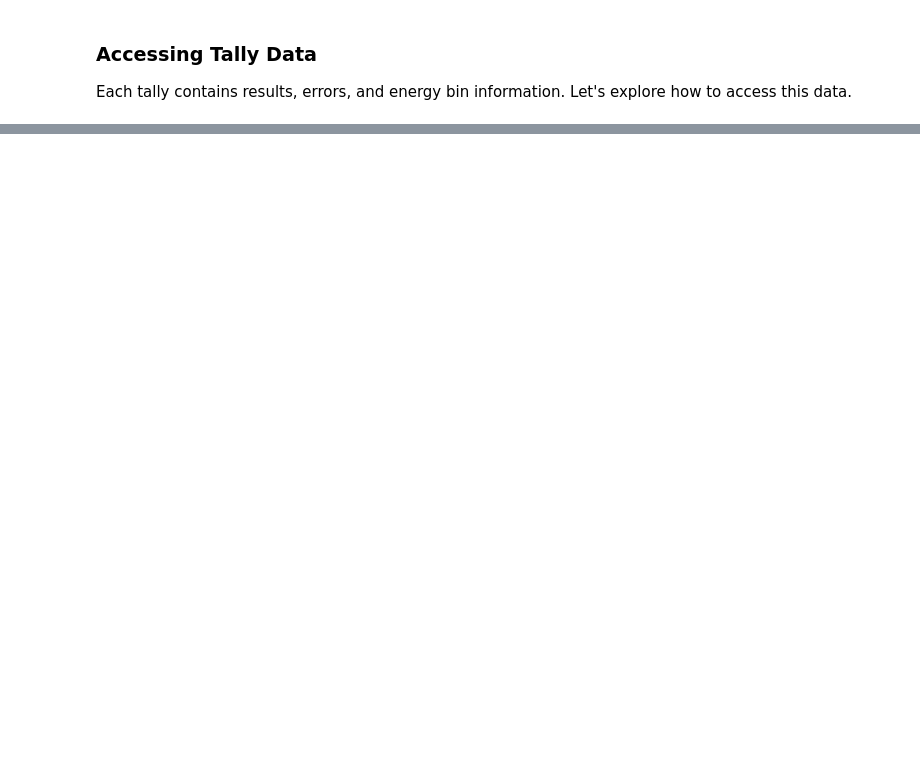
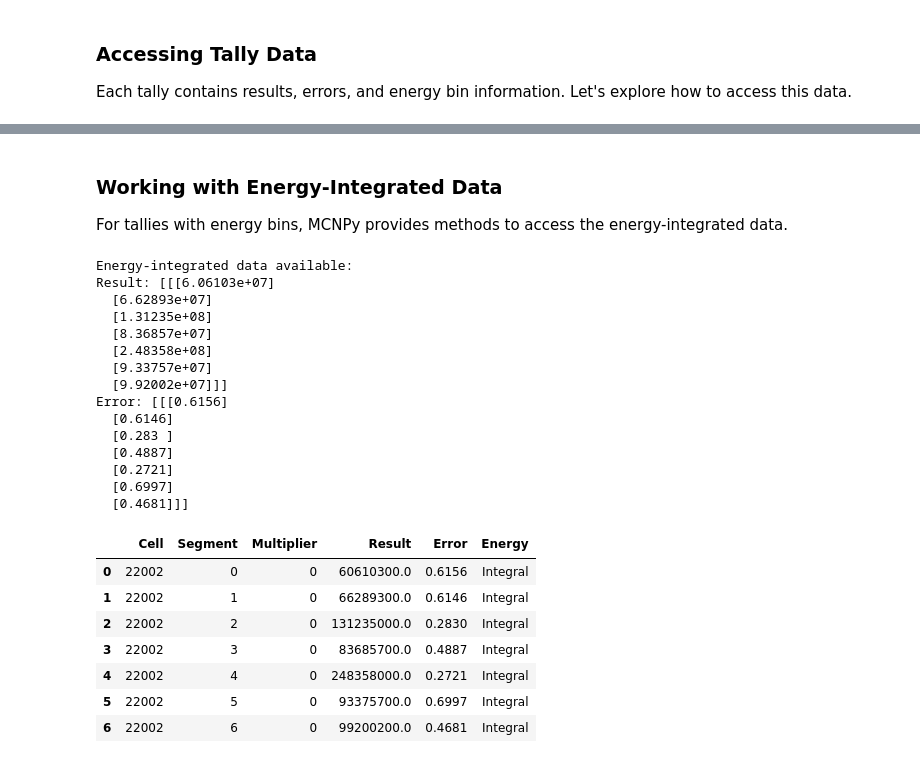
Before and after one commit to monleon96/kika, a Jupyter notebook: examples/tutorial_mctal.ipynb, the cells around one changed output, grey strips where cells are left out. Cells and saved outputs as stored; diff of their text form; code cells hidden in the pictures; blank space fills up the shorter version.

```diff
--- a/examples/tutorial_mctal.ipynb
+++ b/examples/tutorial_mctal.ipynb
@@ -201,0 +262,43 @@ MCNP perturbation data is stored in the MCTAL file for perturbed tallies. Let's
+# %% [markdown]
+### Working with Energy-Integrated Data
+
+For tallies with energy bins, MCNPy provides methods to access the energy-integrated data.
+# %%
+# Get first tally
+tally = mctal_data3.tally[tally_ids[0]]
+
+# Get the energy-integrated data
+integral_data = tally.get_integral_energy_data()
+
+# Display the energy-integrated data
+print("Energy-integrated data available:")
+print(f"Result: {integral_data['Result']}")
+print(f"Error: {integral_data['Error']}")
+
+# Convert to DataFrame for tabular view
+integral_df = tally.get_integral_energy_dataframe()
+display(integral_df)
+# %% [output]
+Energy-integrated data available:
+Result: [[[6.06103e+07]
+  [6.62893e+07]
+  [1.31235e+08]
+  [8.36857e+07]
+  [2.48358e+08]
+  [9.33757e+07]
+  [9.92002e+07]]]
+Error: [[[0.6156]
+  [0.6146]
+  [0.283 ]
+  [0.4887]
+  [0.2721]
+  [0.6997]
+  [0.4681]]]
+|  | Cell | Segment | Multiplier | Result | Error | Energy |
+| 0 | 22002 | 0 | 0 | 60610300.0 | 0.6156 | Integral |
+| 1 | 22002 | 1 | 0 | 66289300.0 | 0.6146 | Integral |
+| 2 | 22002 | 2 | 0 | 131235000.0 | 0.2830 | Integral |
+| 3 | 22002 | 3 | 0 | 83685700.0 | 0.4887 | Integral |
+| 4 | 22002 | 4 | 0 | 248358000.0 | 0.2721 | Integral |
+| 5 | 22002 | 5 | 0 | 93375700.0 | 0.6997 | Integral |
+| 6 | 22002 | 6 | 0 | 99200200.0 | 0.4681 | Integral |
```
Also changed, not shown: parts of 25 cells of this notebook, 29 other files.
